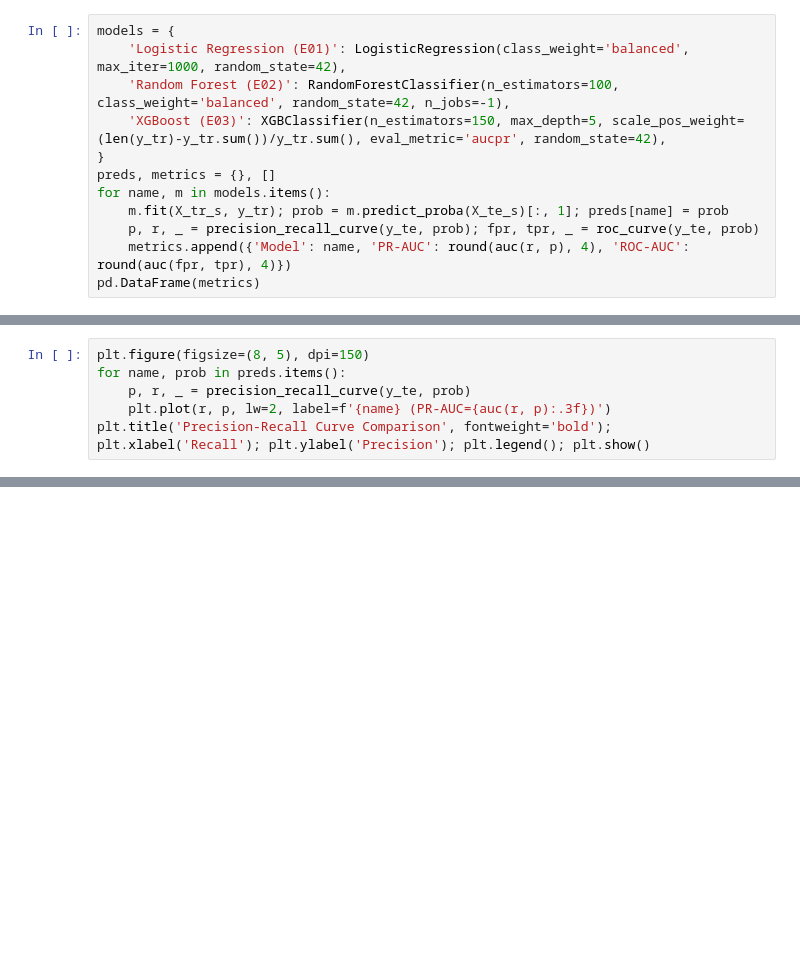
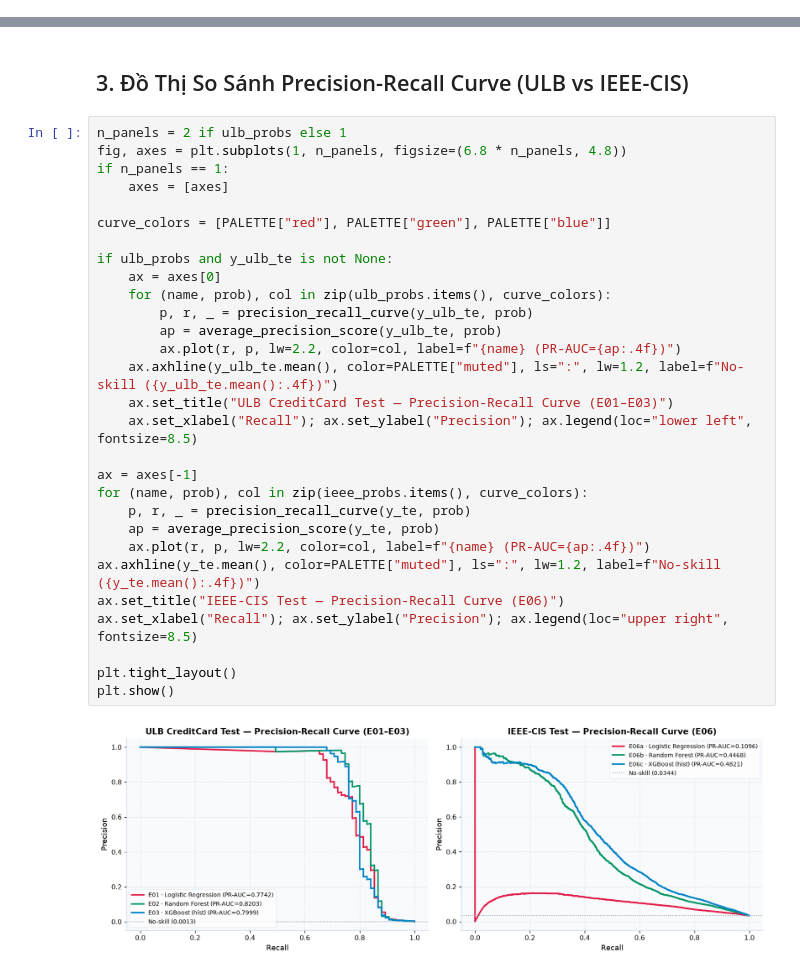
Before and after one commit to minhdong-04/realtime-fraud-risk-ai, a Jupyter notebook: notebooks/03_baseline_models.ipynb, the cells around one changed output, grey strips where cells are left out. Drawn from its saved outputs; the diff is of its cells as text; blank space fills up the shorter version.

Commit message:
feat(notebooks): rebuild & execute full 01..07 real-data thesis & Kaggle notebooks (E01-E16, leak-free causal features, Platt calibration, SHAP)

```diff
--- a/notebooks/03_baseline_models.ipynb
+++ b/notebooks/03_baseline_models.ipynb
@@ -26,12 +0,0 @@ print(f'Train: {len(y_tr)} | Test: {len(y_te)}')
-# %%
-models = {
-    'Logistic Regression (E01)': LogisticRegression(class_weight='balanced', max_iter=1000, random_state=42),
-    'Random Forest (E02)': RandomForestClassifier(n_estimators=100, class_weight='balanced', random_state=42, n_jobs=-1),
-    'XGBoost (E03)': XGBClassifier(n_estimators=150, max_depth=5, scale_pos_weight=(len(y_tr)-y_tr.sum())/y_tr.sum(), eval_metric='aucpr', random_state=42),
-}
-preds, metrics = {}, []
-for name, m in models.items():
-    m.fit(X_tr_s, y_tr); prob = m.predict_proba(X_te_s)[:, 1]; preds[name] = prob
-    p, r, _ = precision_recall_curve(y_te, prob); fpr, tpr, _ = roc_curve(y_te, prob)
-    metrics.append({'Model': name, 'PR-AUC': round(auc(r, p), 4), 'ROC-AUC': round(auc(fpr, tpr), 4)})
-pd.DataFrame(metrics)
@@ -40,6 +0,0 @@ pd.DataFrame(metrics)
-# %%
-plt.figure(figsize=(8, 5), dpi=150)
-for name, prob in preds.items():
-    p, r, _ = precision_recall_curve(y_te, prob)
-    plt.plot(r, p, lw=2, label=f'{name} (PR-AUC={auc(r, p):.3f})')
-plt.title('Precision-Recall Curve Comparison', fontweight='bold'); plt.xlabel('Recall'); plt.ylabel('Precision'); plt.legend(); plt.show()
@@ -45,0 +424,33 @@ plt.title('Precision-Recall Curve Comparison', fontweight='bold'); plt.xlabel('R
+# %% [markdown]
+## 3. Đồ Thị So Sánh Precision-Recall Curve (ULB vs IEEE-CIS)
+# %%
+n_panels = 2 if ulb_probs else 1
+fig, axes = plt.subplots(1, n_panels, figsize=(6.8 * n_panels, 4.8))
+if n_panels == 1:
+    axes = [axes]
+
+curve_colors = [PALETTE["red"], PALETTE["green"], PALETTE["blue"]]
+
+if ulb_probs and y_ulb_te is not None:
+    ax = axes[0]
+    for (name, prob), col in zip(ulb_probs.items(), curve_colors):
+        p, r, _ = precision_recall_curve(y_ulb_te, prob)
+        ap = average_precision_score(y_ulb_te, prob)
+        ax.plot(r, p, lw=2.2, color=col, label=f"{name} (PR-AUC={ap:.4f})")
+    ax.axhline(y_ulb_te.mean(), color=PALETTE["muted"], ls=":", lw=1.2, label=f"No-skill ({y_ulb_te.mean():.4f})")
+    ax.set_title("ULB CreditCard Test — Precision-Recall Curve (E01–E03)")
+    ax.set_xlabel("Recall"); ax.set_ylabel("Precision"); ax.legend(loc="lower left", fontsize=8.5)
+
+ax = axes[-1]
+for (name, prob), col in zip(ieee_probs.items(), curve_colors):
+    p, r, _ = precision_recall_curve(y_te, prob)
+    ap = average_precision_score(y_te, prob)
+    ax.plot(r, p, lw=2.2, color=col, label=f"{name} (PR-AUC={ap:.4f})")
+ax.axhline(y_te.mean(), color=PALETTE["muted"], ls=":", lw=1.2, label=f"No-skill ({y_te.mean():.4f})")
+ax.set_title("IEEE-CIS Test — Precision-Recall Curve (E06)")
+ax.set_xlabel("Recall"); ax.set_ylabel("Precision"); ax.legend(loc="upper right", fontsize=8.5)
+
+plt.tight_layout()
+plt.show()
+# %% [output]
+[figure, added]
```
Also changed, not shown: parts of 14 cells of this notebook, 9 other files.
